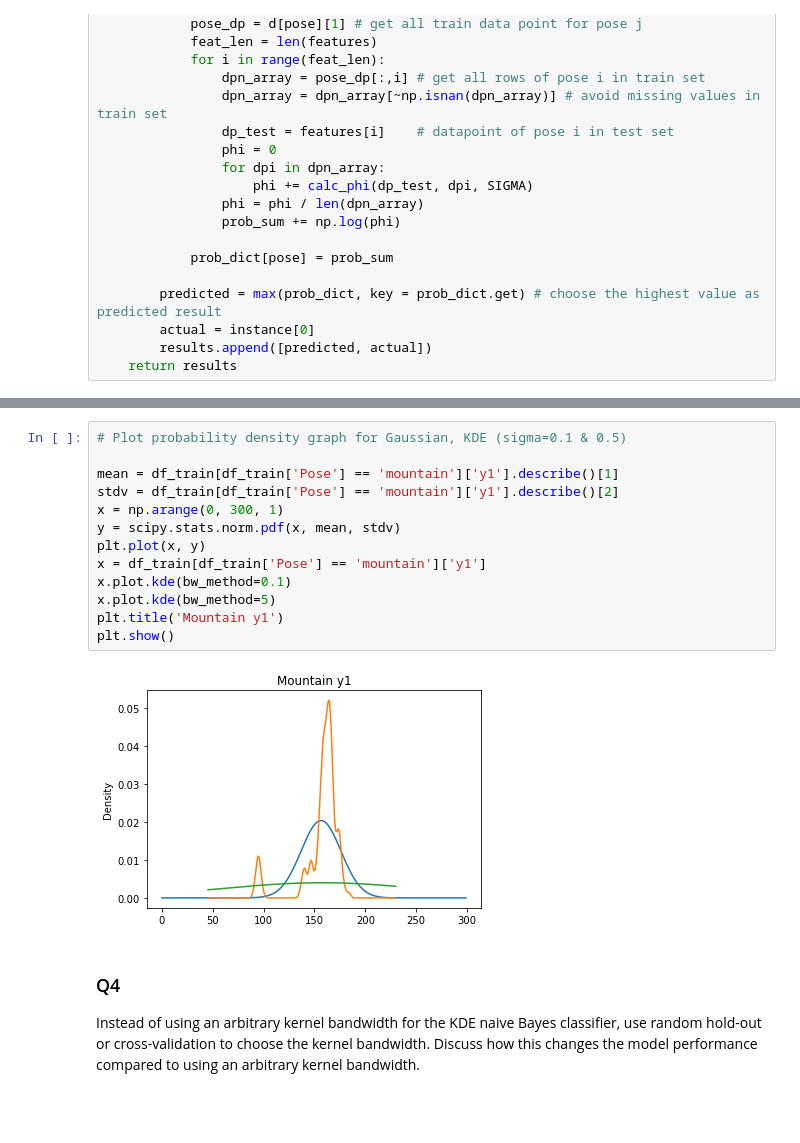
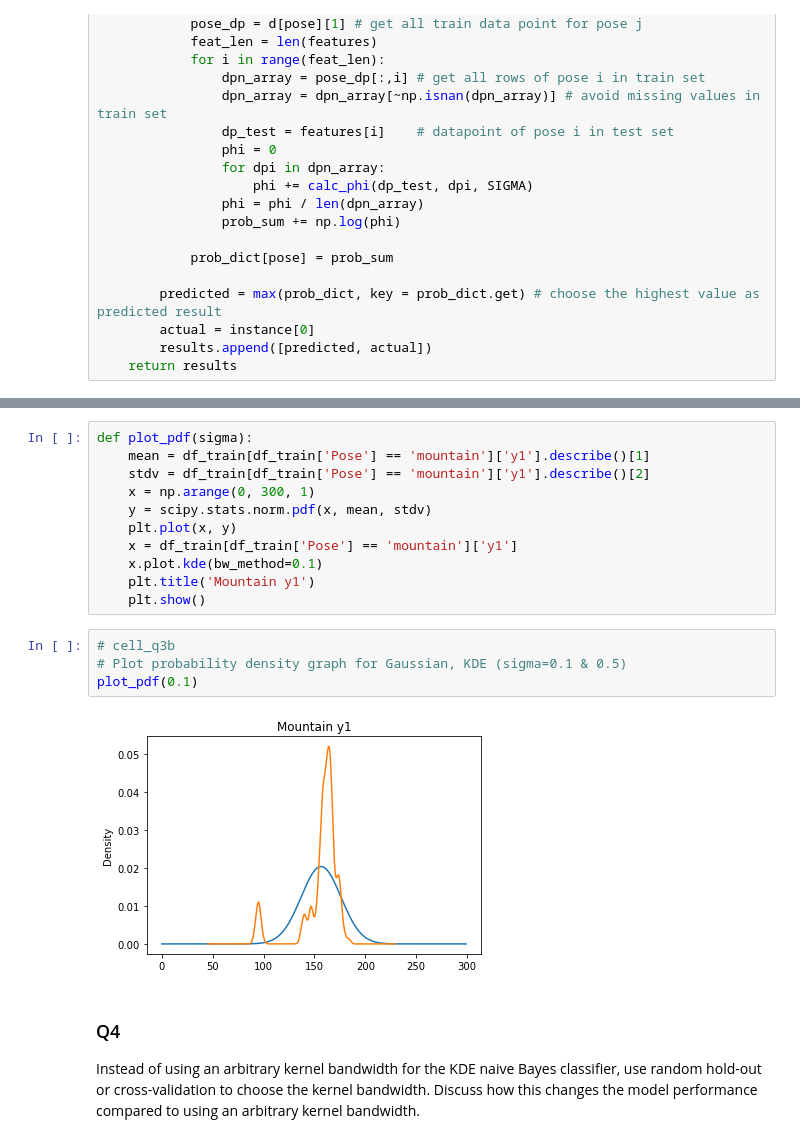
Before and after one commit to tzhern/COMP30027-Project-1-private, a Jupyter notebook: assignment_1.ipynb, the cells around one changed output, grey strips where cells are left out. Cells and saved outputs as stored; diff of their text form; blank space fills up the shorter version.

```diff
--- a/assignment_1.ipynb
+++ b/assignment_1.ipynb
@@ -461,20 +457,22 @@ for i in (0.1, 5):
  [ 0  1  0  0  3  1  0  0  0  4]]
 ==> Naive Bayes with KDE sigma = 5 accuracy: 0.7946428571428571
 # %%
-# Plot probability density graph for Gaussian, KDE (sigma=0.1 & 0.5)
-
-mean = df_train[df_train['Pose'] == 'mountain']['y1'].describe()[1]
-stdv = df_train[df_train['Pose'] == 'mountain']['y1'].describe()[2]
-x = np.arange(0, 300, 1)
-y = scipy.stats.norm.pdf(x, mean, stdv)
-plt.plot(x, y)
-x = df_train[df_train['Pose'] == 'mountain']['y1']
-x.plot.kde(bw_method=0.1)
-x.plot.kde(bw_method=5)
-plt.title('Mountain y1')
-plt.show()
+def plot_pdf(sigma):
+    mean = df_train[df_train['Pose'] == 'mountain']['y1'].describe()[1]
+    stdv = df_train[df_train['Pose'] == 'mountain']['y1'].describe()[2]
+    x = np.arange(0, 300, 1)
+    y = scipy.stats.norm.pdf(x, mean, stdv)
+    plt.plot(x, y)
+    x = df_train[df_train['Pose'] == 'mountain']['y1']
+    x.plot.kde(bw_method=0.1)
+    plt.title('Mountain y1')
+    plt.show()
-# %% [output]
-[figure, removed]
+# %%
+# cell_q3b
+# Plot probability density graph for Gaussian, KDE (sigma=0.1 & 0.5)
+plot_pdf(0.1)
+# %% [output]
+[figure, added]
 # %% [markdown]
 ### Q4
 Instead of using an arbitrary kernel bandwidth for the KDE naive Bayes classifier, use random hold-out or cross-validation to choose the kernel bandwidth. Discuss how this changes the model performance compared to using an arbitrary kernel bandwidth.
```
Also changed, not shown: parts of 3 cells of this notebook, 1 other file.
